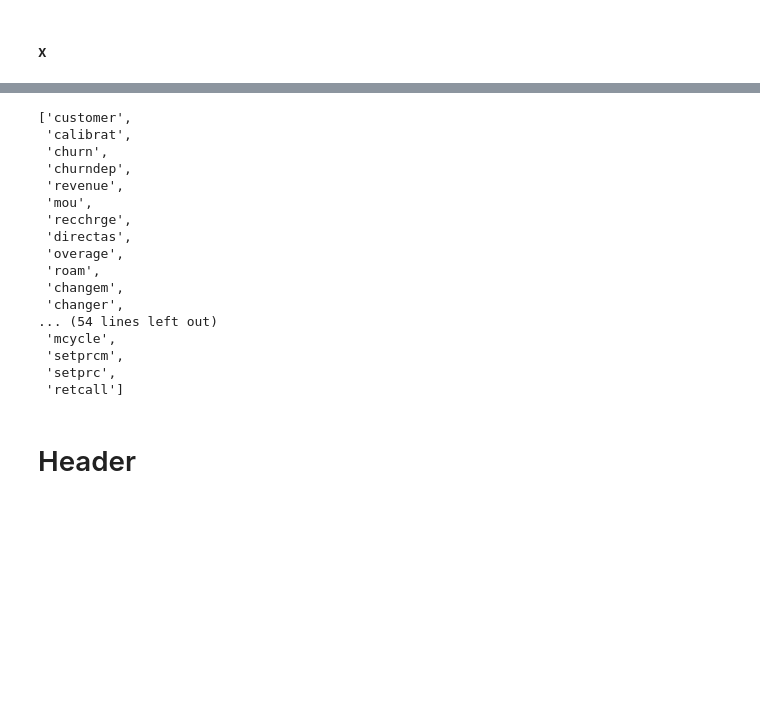
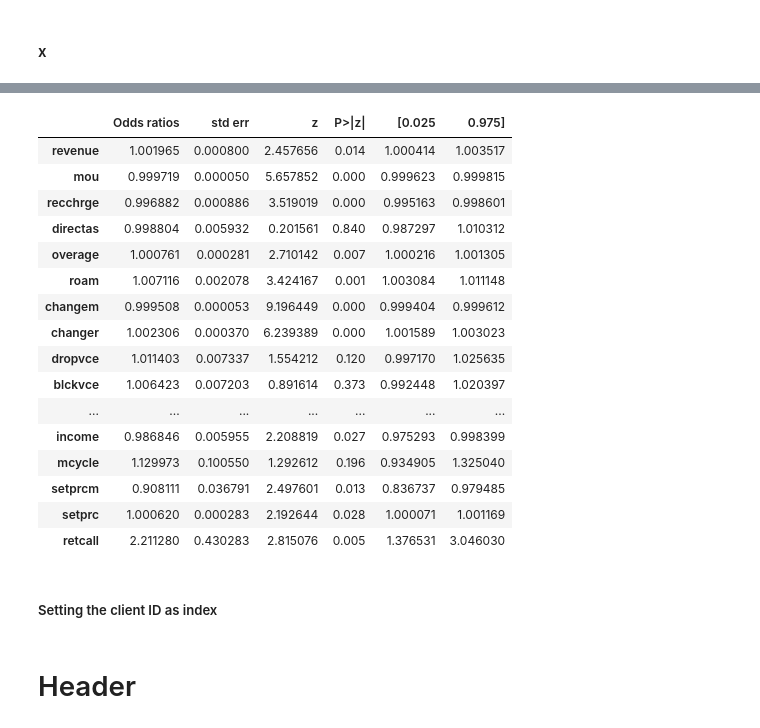
Before and after one commit to robperch/marketing_analytics_cell2cell, a Jupyter notebook: notebooks/cell2cell_nb.ipynb, the cells around one changed output, grey strips where cells are left out. Saved outputs shown, nothing was run; the diff lists cells and outputs as text; code cells hidden in the pictures; blank space fills up the shorter version.

```diff
--- a/notebooks/cell2cell_nb.ipynb
+++ b/notebooks/cell2cell_nb.ipynb
@@ -37 +41,3 @@ dfr = pd.read_csv(data_path)
+# %%
+dfr.set_index('customer', inplace=True)
 # %% [markdown]
@@ -39,5 +45,10 @@ dfr = pd.read_csv(data_path)
 # %%
+## Creating new dataframes based on `calibrat` field
 df_train = dfr[dfr['calibrat'] == 1].copy()
 df_test = dfr[dfr['calibrat'] == 0].copy()
+
+## Dropping `calibrat` field
+df_train.drop(['calibrat', 'churndep'], axis=1, inplace=True)
+df_test.drop(['calibrat', 'churndep'], axis=1, inplace=True)
 # %% [markdown]
 # Building models
@@ -44 +59,4 @@ df_test = dfr[dfr['calibrat'] == 0].copy()
+# %%
+dfm1_train = df_train.copy()
+dfm1_test = df_test.copy()
 # %% [markdown]
@@ -119,2 +140,8 @@ m1f = [
 # %% [markdown]
 #### x
+# %%
+m1 = logit_reg(
+    a=dfm1_train[m1l],
+    b=dfm1_train[m1f],
+    alpha=0,
+)
@@ -121,23 +181,27 @@ m1f = [
+# %%
+odds_ratios(m1)
+# %% [output]
+|  | Odds ratios | std err | z | P>|z| | [0.025 | 0.975] |
+| revenue | 1.001965 | 0.000800 | 2.457656 | 0.014 | 1.000414 | 1.003517 |
+| mou | 0.999719 | 0.000050 | 5.657852 | 0.000 | 0.999623 | 0.999815 |
+| recchrge | 0.996882 | 0.000886 | 3.519019 | 0.000 | 0.995163 | 0.998601 |
+| directas | 0.998804 | 0.005932 | 0.201561 | 0.840 | 0.987297 | 1.010312 |
+| overage | 1.000761 | 0.000281 | 2.710142 | 0.007 | 1.000216 | 1.001305 |
+| roam | 1.007116 | 0.002078 | 3.424167 | 0.001 | 1.003084 | 1.011148 |
+| changem | 0.999508 | 0.000053 | 9.196449 | 0.000 | 0.999404 | 0.999612 |
+| changer | 1.002306 | 0.000370 | 6.239389 | 0.000 | 1.001589 | 1.003023 |
+| dropvce | 1.011403 | 0.007337 | 1.554212 | 0.120 | 0.997170 | 1.025635 |
+| blckvce | 1.006423 | 0.007203 | 0.891614 | 0.373 | 0.992448 | 1.020397 |
+| ... | ... | ... | ... | ... | ... | ... |
+| income | 0.986846 | 0.005955 | 2.208819 | 0.027 | 0.975293 | 0.998399 |
+| mcycle | 1.129973 | 0.100550 | 1.292612 | 0.196 | 0.934905 | 1.325040 |
+| setprcm | 0.908111 | 0.036791 | 2.497601 | 0.013 | 0.836737 | 0.979485 |
+| setprc | 1.000620 | 0.000283 | 2.192644 | 0.028 | 1.000071 | 1.001169 |
+| retcall | 2.211280 | 0.430283 | 2.815076 | 0.005 | 1.376531 | 3.046030 |
+# %% [markdown]
+##### Setting the client ID as index
 # %%
 dfr.columns.tolist()
-# %% [output]
-['customer',
- 'calibrat',
- 'churn',
- 'churndep',
- 'revenue',
- 'mou',
- 'recchrge',
- 'directas',
- 'overage',
- 'roam',
- 'changem',
- 'changer',
-... (54 lines left out)
- 'mcycle',
- 'setprcm',
- 'setprc',
- 'retcall']
 # %% [markdown]
 # Header
 # %% [markdown]
```
Also changed, not shown: parts of 10 cells of this notebook, 1 other file.
